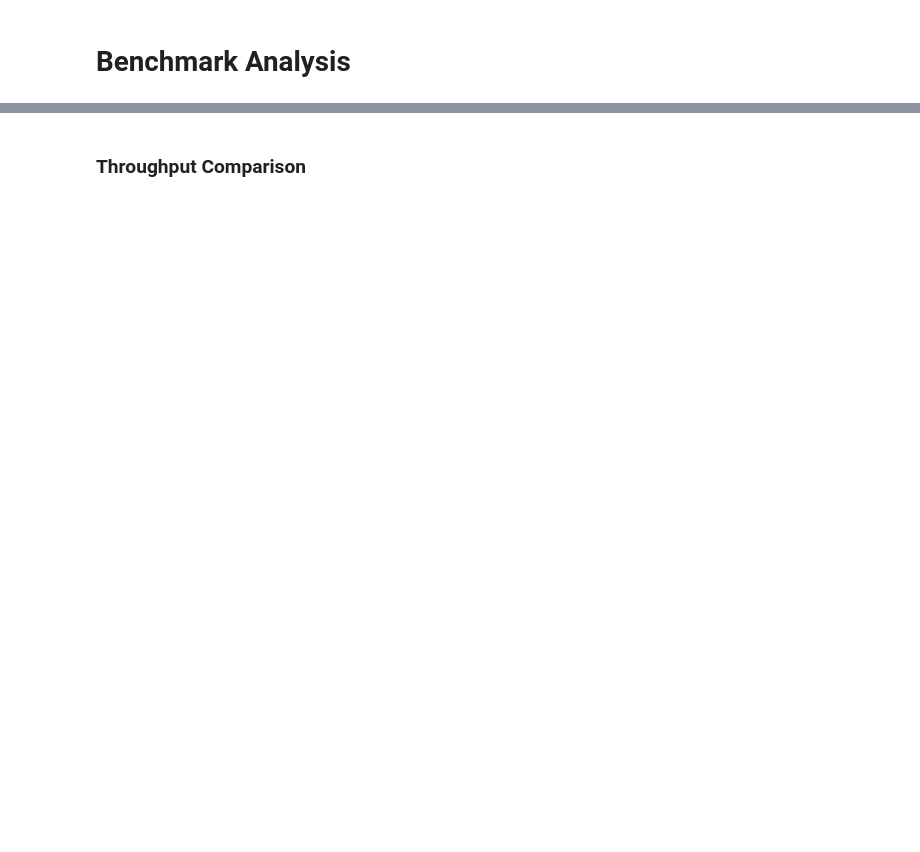
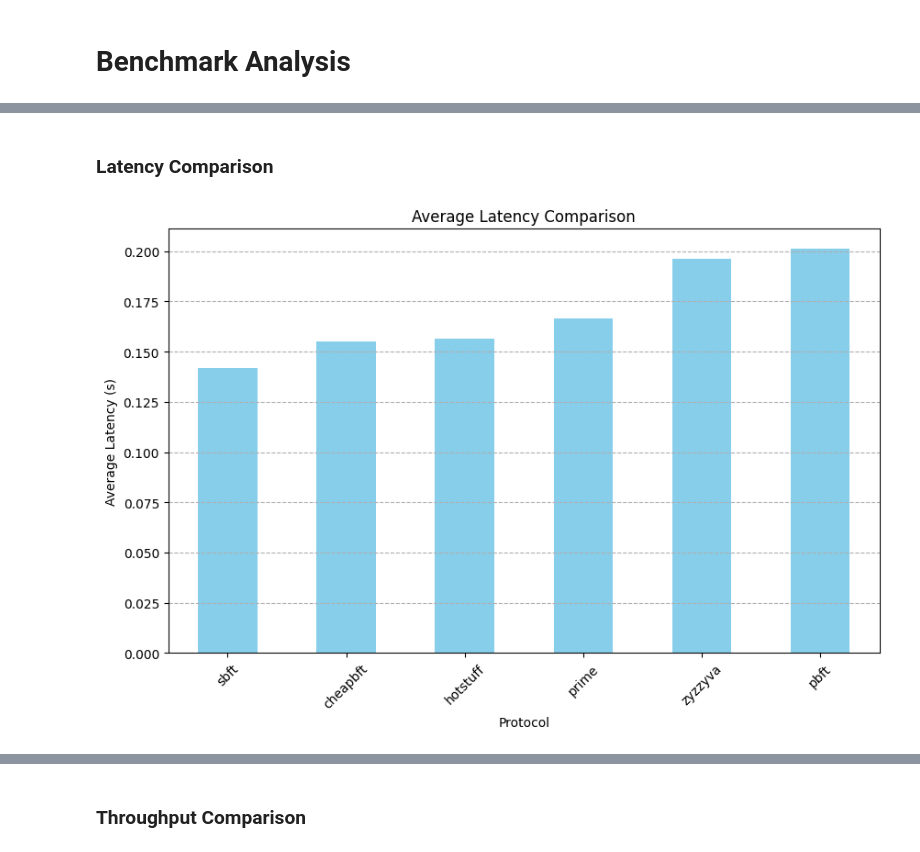
Before and after one commit to laiszig/benchmarks-bft, a Jupyter notebook: analysis/analyze_benchmarks.ipynb, the cells around one changed output, grey strips where cells are left out. Drawn from its saved outputs; the diff is of its cells as text; code cells hidden in the pictures; blank space fills up the shorter version.

```diff
--- a/analysis/analyze_benchmarks.ipynb
+++ b/analysis/analyze_benchmarks.ipynb
@@ -43,0 +27,27 @@ zyzzyva                    0.00   0.00   0.00    0.00
+# %%
+if cleaned_df.empty:
+    print("No data with throughput > 0 to analyze.")
+else:
+    # Define the aggregations we want to compute.
+    aggregations = {
+        'mean': 'mean',
+        'median': 'median',
+        'std_dev': 'std',
+        'p95': lambda x: x.quantile(0.95),
+        'p99': lambda x: x.quantile(0.99),
+        'max': 'max'
+    }
+
+    # Calculate stats for throughput, latency, and block execution time
+    throughput_summary = cleaned_df.groupby('protocol')['throughput'].agg(**aggregations).round(2)
+    latency_summary = cleaned_df.groupby('protocol')['latency_avg_s'].agg(**aggregations).round(4)
+    block_time_summary = cleaned_df.groupby('protocol')['avg_block_exec_time_ms'].agg(**aggregations).round(2)
+
+    print("--- Throughput Summary (req/s) ---")
+    display(throughput_summary)
+
+    print("--- Average Latency Summary (s) ---")
+    display(latency_summary)
+
+    print("--- Average Block Execution Time Summary (ms) ---")
+    display(block_time_summary)
@@ -43,0 +82,14 @@ zyzzyva                    0.00   0.00   0.00    0.00
+# %% [markdown]
+### Latency Comparison
+# %%
+if not cleaned_df.empty:
+    plt.figure(figsize=(10, 6))
+    latency_summary['mean'].sort_values().plot(kind='bar', color='skyblue')
+    plt.title('Average Latency Comparison')
+    plt.xlabel('Protocol')
+    plt.ylabel('Average Latency (s)')
+    plt.xticks(rotation=45)
+    plt.grid(axis='y', linestyle='--')
+    plt.show()
+# %% [output]
+[figure, added]
```
Also changed, not shown: parts of 14 cells of this notebook, 20 other files.
